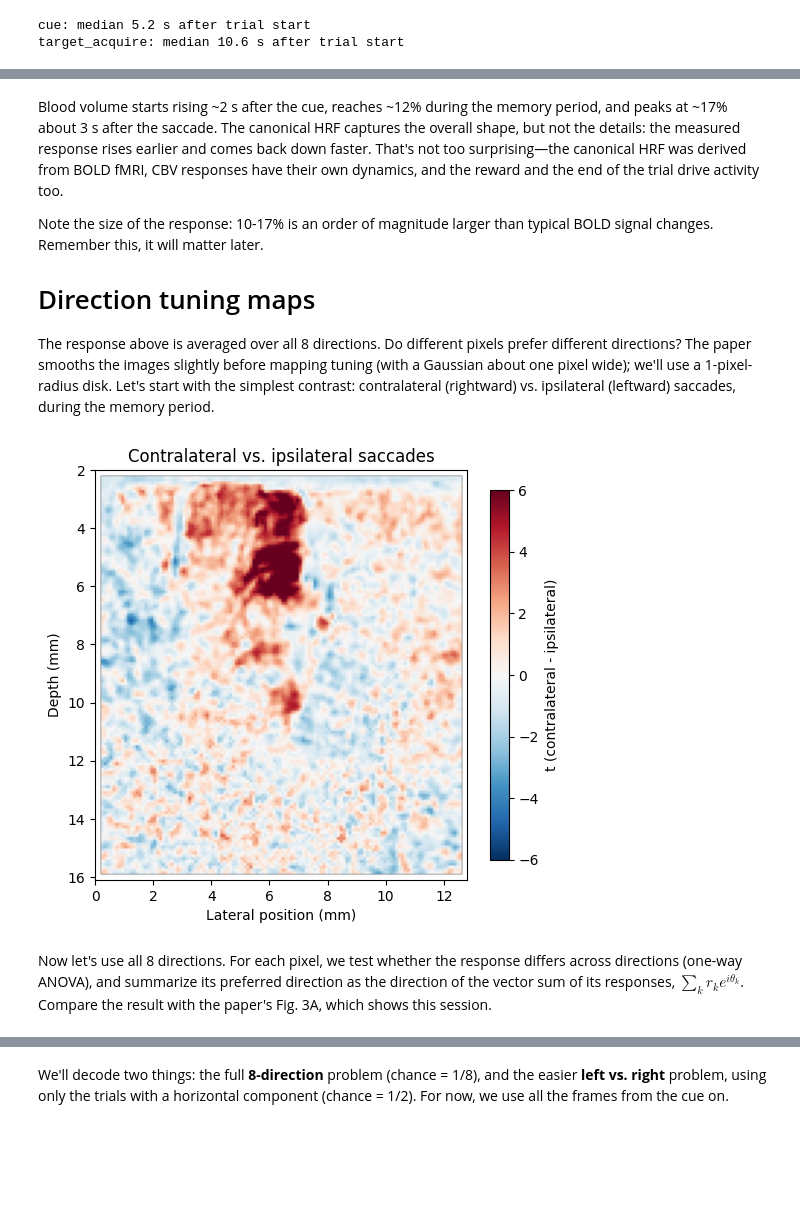
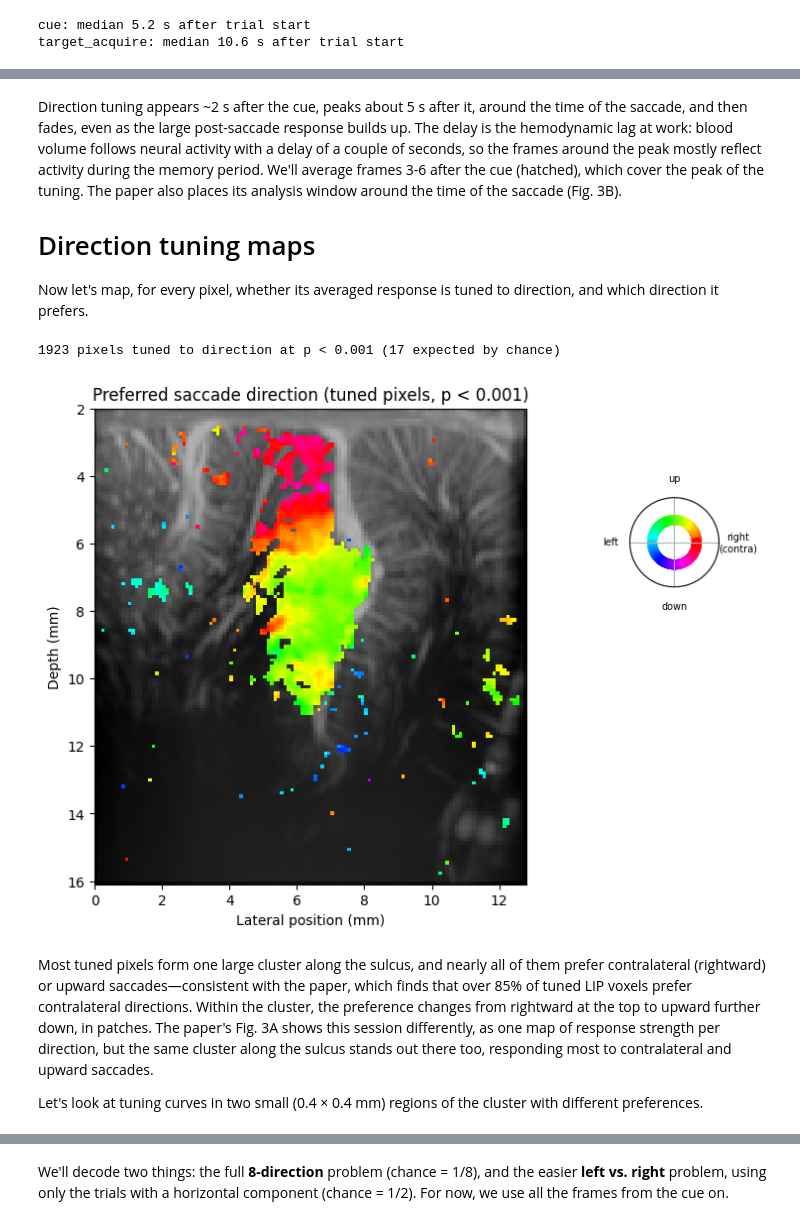
Before and after one commit to cerepaulus/fus, a Jupyter notebook: 05 - Saccade Decoding.ipynb, the cells around one changed output, grey strips where cells are left out. Saved outputs shown, nothing was run; the diff lists cells and outputs as text; code cells hidden in the pictures; blank space fills up the shorter version.

```diff
--- a/05 - Saccade Decoding.ipynb
+++ b/05 - Saccade Decoding.ipynb
@@ -212,29 +252,45 @@ plt.show()
 # %% [markdown]
-Blood volume starts rising ~2 s after the cue, reaches ~12% during the memory period, and peaks at ~17% about 3 s after the saccade. The canonical HRF captures the overall shape, but not the details: the measured response rises earlier and comes back down faster. That's not too surprising—the canonical HRF was derived from BOLD fMRI, CBV responses have their own dynamics, and the reward and the end of the trial drive activity too.
-
-Note the size of the response: 10-17% is an order of magnitude larger than typical BOLD signal changes. Remember this, it will matter later.
+Direction tuning appears ~2 s after the cue, peaks about 5 s after it, around the time of the saccade, and then fades, even as the large post-saccade response builds up. The delay is the hemodynamic lag at work: blood volume follows neural activity with a delay of a couple of seconds, so the frames around the peak mostly reflect activity during the memory period. We'll average frames 3-6 after the cue (hatched), which cover the peak of the tuning. The paper also places its analysis window around the time of the saccade (Fig. 3B).
 
 # Direction tuning maps
 
-The response above is averaged over all 8 directions. Do different pixels prefer different directions? The paper smooths the images slightly before mapping tuning (with a Gaussian about one pixel wide); we'll use a 1-pixel-radius disk. Let's start with the simplest contrast: contralateral (rightward) vs. ipsilateral (leftward) saccades, during the memory period.
+Now let's map, for every pixel, whether its averaged response is tuned to direction, and which direction it prefers.
 # %%
-disk = np.array([[0, 1, 0], [1, 1, 1], [0, 1, 0]], dtype=float)
-disk /= disk.sum()
-response_smooth = convolve(np.nan_to_num(response), disk[None], mode="nearest")
-response_smooth[:, ~valid] = np.nan
+response = np.mean([after_cue(pct, j) for j in avg_window], axis=0)  # (trials, nz, nx)
+response_smooth = smooth(response)
+p_anova, preferred = direction_tuning(response_smooth)
+tuned = valid & (p_anova < 1e-3)
+print(f"{tuned.sum()} pixels tuned to direction at p < 0.001 ({1e-3 * valid.sum():.0f} expected by chance)")
 
-right = np.isin(S.target_deg, [315, 0, 45])  # contralateral
-left = np.isin(S.target_deg, [135, 180, 225])  # ipsilateral
-t_contra, _ = stats.ttest_ind(response_smooth[right], response_smooth[left], axis=0)
 
-plt.figure(figsize=(6, 6))
-plt.imshow(t_contra, cmap="RdBu_r", vmin=-6, vmax=6, extent=S.extent)
-plt.colorbar(label="t (contralateral - ipsilateral)", shrink=0.8)
-plt.xlabel("Lateral position (mm)")
-plt.ylabel("Depth (mm)")
-plt.title("Contralateral vs. ipsilateral saccades")
+def direction_map(preferred, tuned, angiogram):
+    """Color tuned pixels by their preferred direction, on top of the angiogram."""
+    hue = np.nan_to_num(preferred) / 360
+    rgb = hsv_to_rgb(np.dstack([hue, np.ones_like(hue), np.ones_like(hue)]))
+    gray = np.log(np.clip(np.nan_to_num(angiogram), np.nanmin(angiogram[angiogram > 0]), None))
+    gray = (gray - gray.min()) / np.ptp(gray) * 0.7
+    return np.where(tuned[..., None], rgb, np.dstack([gray] * 3))
+
+
+fig = plt.figure(figsize=(7.5, 6))
+ax = fig.add_axes([0.05, 0.1, 0.65, 0.8])
+ax.imshow(direction_map(preferred, tuned, S.angiogram), extent=S.extent)
+ax.set_xlabel("Lateral position (mm)")
+ax.set_ylabel("Depth (mm)")
+ax.set_title("Preferred saccade direction (tuned pixels, p < 0.001)")
+
+# Color wheel legend
+wheel = fig.add_axes([0.79, 0.6, 0.15, 0.15], projection="polar")
+theta = np.linspace(0, 2 * np.pi, 360)
+wheel.scatter(theta, np.ones_like(theta), c=hsv_to_rgb(np.dstack([theta / (2 * np.pi), np.ones(360), np.ones(360)]))[0], s=40)
+wheel.set_yticks([])
+wheel.set_xticks(np.deg2rad([0, 90, 180, 270]))
+wheel.set_xticklabels(["right\n(contra)", "up", "left", "down"], fontsize=7)
 plt.show()
 # %% [output]
+1923 pixels tuned to direction at p < 0.001 (17 expected by chance)
-[figure, old version]
+[figure, new version]
 # %% [markdown]
-Now let's use all 8 directions. For each pixel, we test whether the response differs across directions (one-way ANOVA), and summarize its preferred direction as the direction of the vector sum of its responses, $\sum_k r_k e^{i \theta_k}$. Compare the result with the paper's Fig. 3A, which shows this session.
+Most tuned pixels form one large cluster along the sulcus, and nearly all of them prefer contralateral (rightward) or upward saccades—consistent with the paper, which finds that over 85% of tuned LIP voxels prefer contralateral directions. Within the cluster, the preference changes from rightward at the top to upward further down, in patches. The paper's Fig. 3A shows this session differently, as one map of response strength per direction, but the same cluster along the sulcus stands out there too, responding most to contralateral and upward saccades.
+
+Let's look at tuning curves in two small (0.4 × 0.4 mm) regions of the cluster with different preferences.
```
Also changed, not shown: parts of 30 cells of this notebook, 2 other files.
